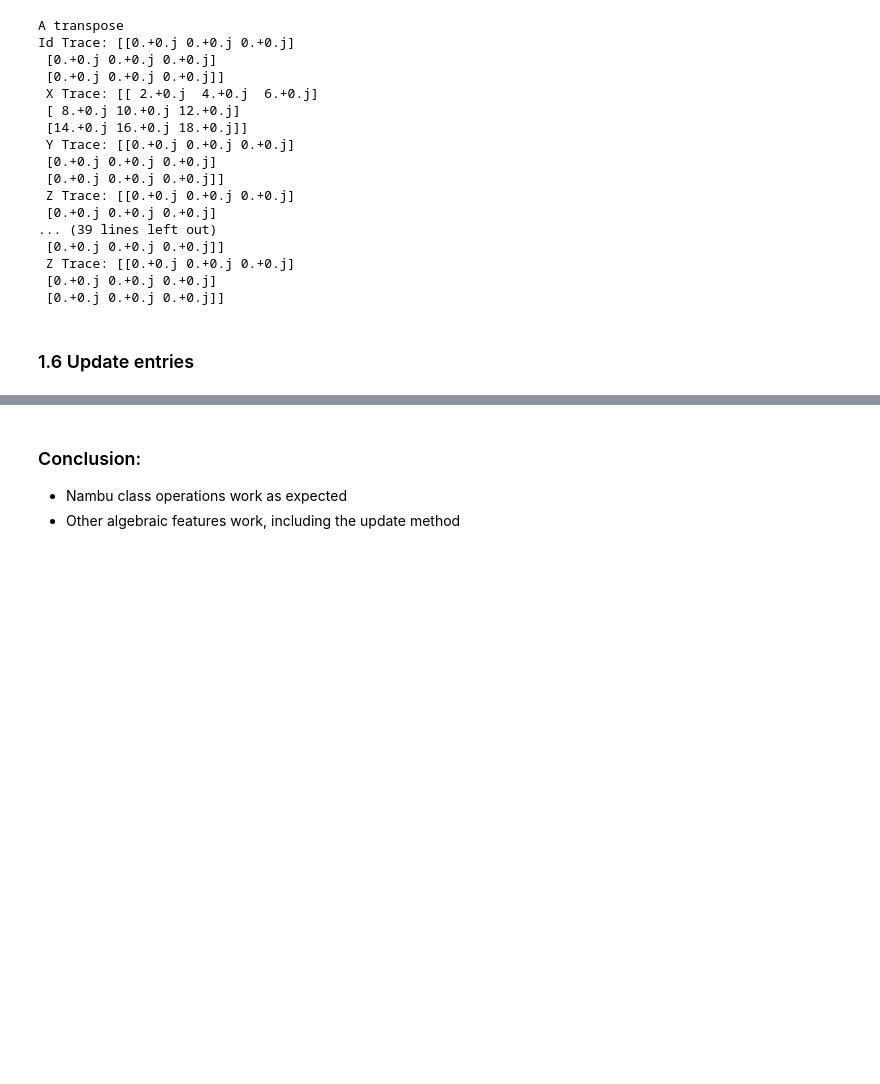
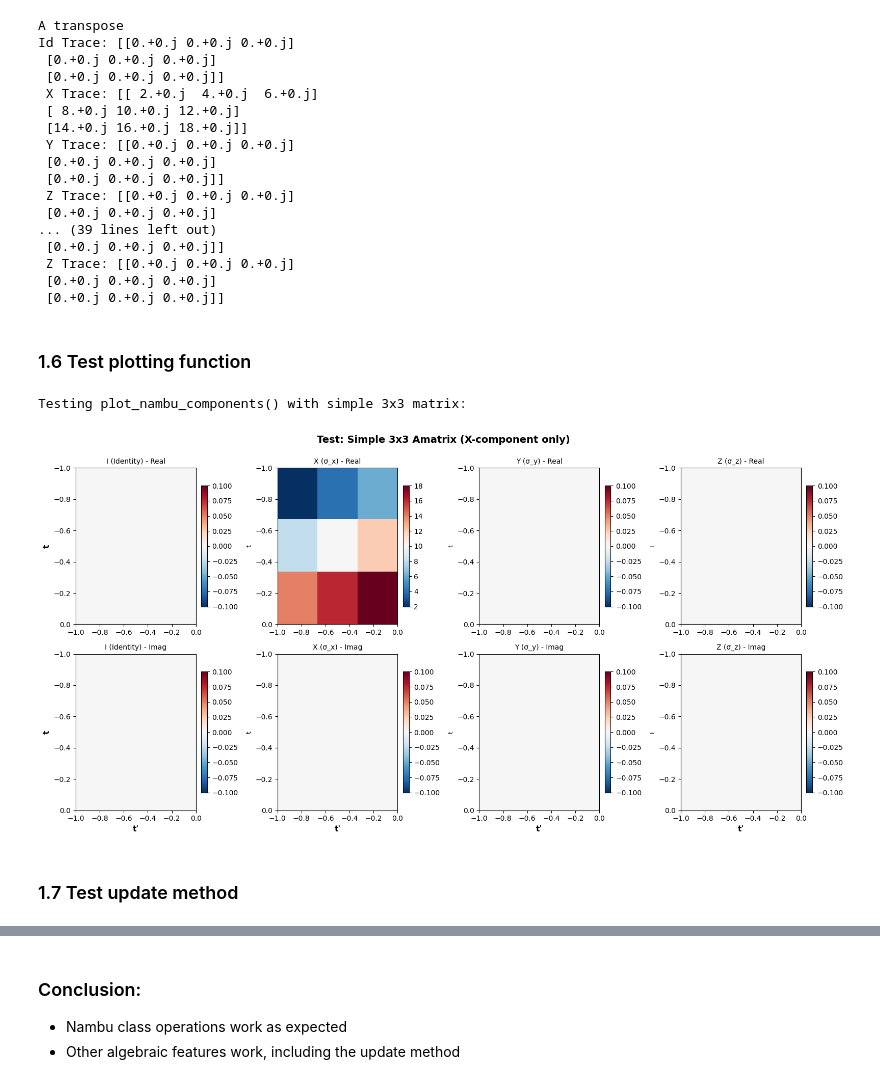
Before and after one commit to j-curtis/psBQP, a Jupyter notebook: code_testing.ipynb, the cells around one changed output, grey strips where cells are left out. Drawn from its saved outputs; the diff is of its cells as text; code cells hidden in the pictures; blank space fills up the shorter version.

Commit message:
fixed obvious bugs, testing still

```diff
--- a/code_testing.ipynb
+++ b/code_testing.ipynb
@@ -199,7 +261,20 @@ Id Trace: [[0.+0.j 0.+0.j 0.+0.j]
  [0.+0.j 0.+0.j 0.+0.j]
  [0.+0.j 0.+0.j 0.+0.j]]
 # %% [markdown]
-### 1.6 Update entries
+### 1.6 Test plotting function
+# %%
+# Test the plotting function with the Amatrix we created earlier
+# Create a simple time grid for the 3x3 test matrix
+test_time_grid = np.linspace(-1, 0, 3)
+
+print("Testing plot_nambu_components() with simple 3x3 matrix:")
+plot_nambu_components(Amatrix, test_time_grid,
+                     title="Test: Simple 3x3 Amatrix (X-component only)")
+# %% [output]
+Testing plot_nambu_components() with simple 3x3 matrix:
+[figure, added]
+# %% [markdown]
+### 1.7 Test update method
 # %%
 Amatrix = NambuKeldyshTensor(a_data, pauli_channel=1)
 print(v1)
```
Also changed, not shown: parts of 9 cells of this notebook, 4 other files.
